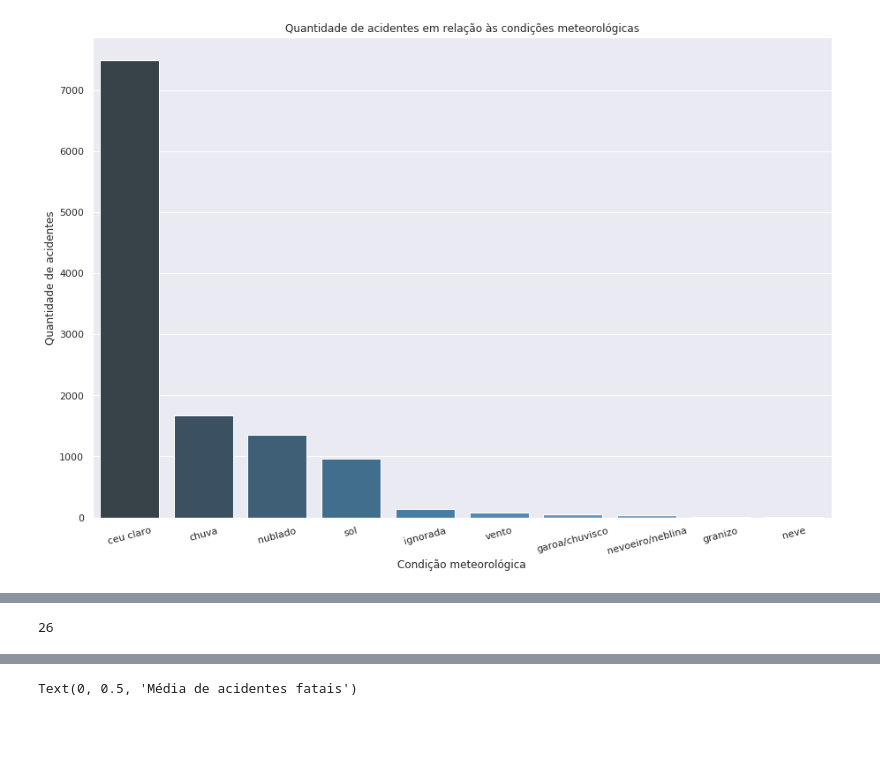
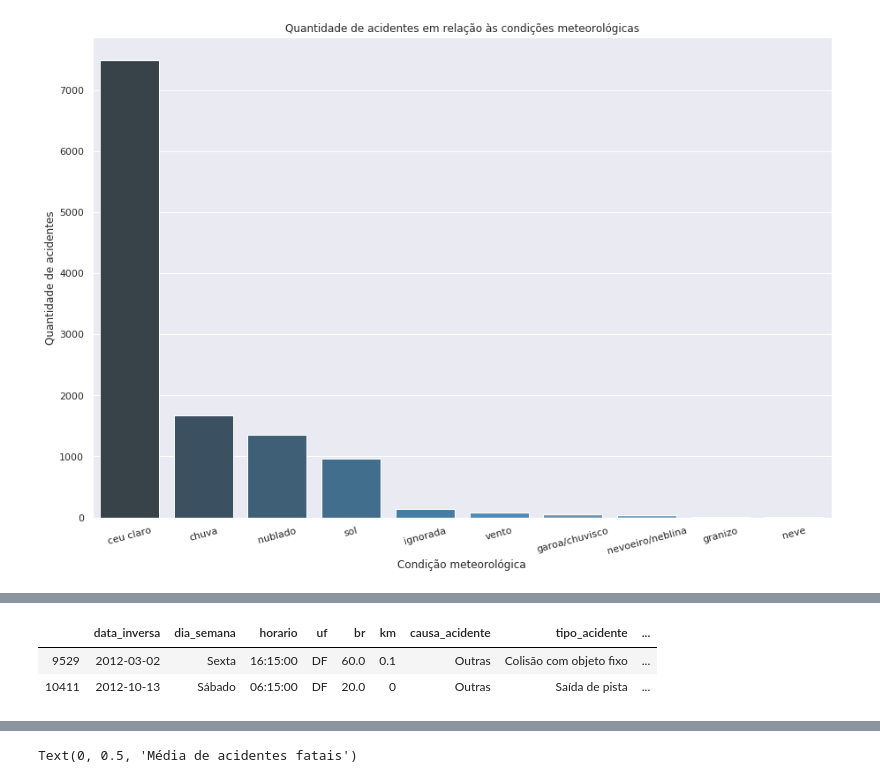
Before and after one commit to IagoCarvalho/tcc_scripts, a Jupyter notebook: QP02-Analysis.ipynb, the cells around one changed output, grey strips where cells are left out. Cells and saved outputs as stored; diff of their text form; code cells hidden in the pictures; blank space fills up the shorter version.

```diff
--- a/QP02-Analysis.ipynb
+++ b/QP02-Analysis.ipynb
@@ -14,6 +14,8 @@ from pymongo import MongoClient
 pd.options.mode.chained_assignment = None
 plt.rcParams['figure.figsize'] = [10, 5]
 sns.set(rc={'figure.figsize':(15,10)})
+
+pd.set_option('display.max_columns', 50)
 # %% [markdown]
 ### Recuperação de Datasets do MongoDB
 # %%
@@ -211,7 +195,8 @@ memory usage: 2.2+ MB
-# %%
-padroniza_coluna_dataset(df_acidentes_rodovias_2010_2019, 'tipo_acidente', '  ', '-')
-padroniza_coluna_dataset(df_acidentes_rodovias_2010_2019, 'tipo_acidente', '- ', '-')
-padroniza_coluna_dataset(df_acidentes_rodovias_2010_2019, 'tipo_acidente', '-', '')
-len(df_acidentes_rodovias_2010_2019['tipo_acidente'].unique().tolist())
-# %% [output]
-26
+# %%
+lista_neve_granizo = ['neve', 'granizo']
+neve_granizo = df_acidentes_rodovias_2010_2019.loc[df_acidentes_rodovias_2010_2019['condicao_metereologica'].isin(lista_neve_granizo)]
+neve_granizo
+# %% [output]
+|  | data_inversa | dia_semana | horario | uf | br | km | causa_acidente | tipo_acidente | ... |
+| 9529 | 2012-03-02 | Sexta | 16:15:00 | DF | 60.0 | 0.1 | Outras | Colisão com objeto fixo | ... |
+| 10411 | 2012-10-13 | Sábado | 06:15:00 | DF | 20.0 | 0 | Outras | Saída de pista | ... |
```
Also changed, not shown: parts of 10 cells of this notebook.
